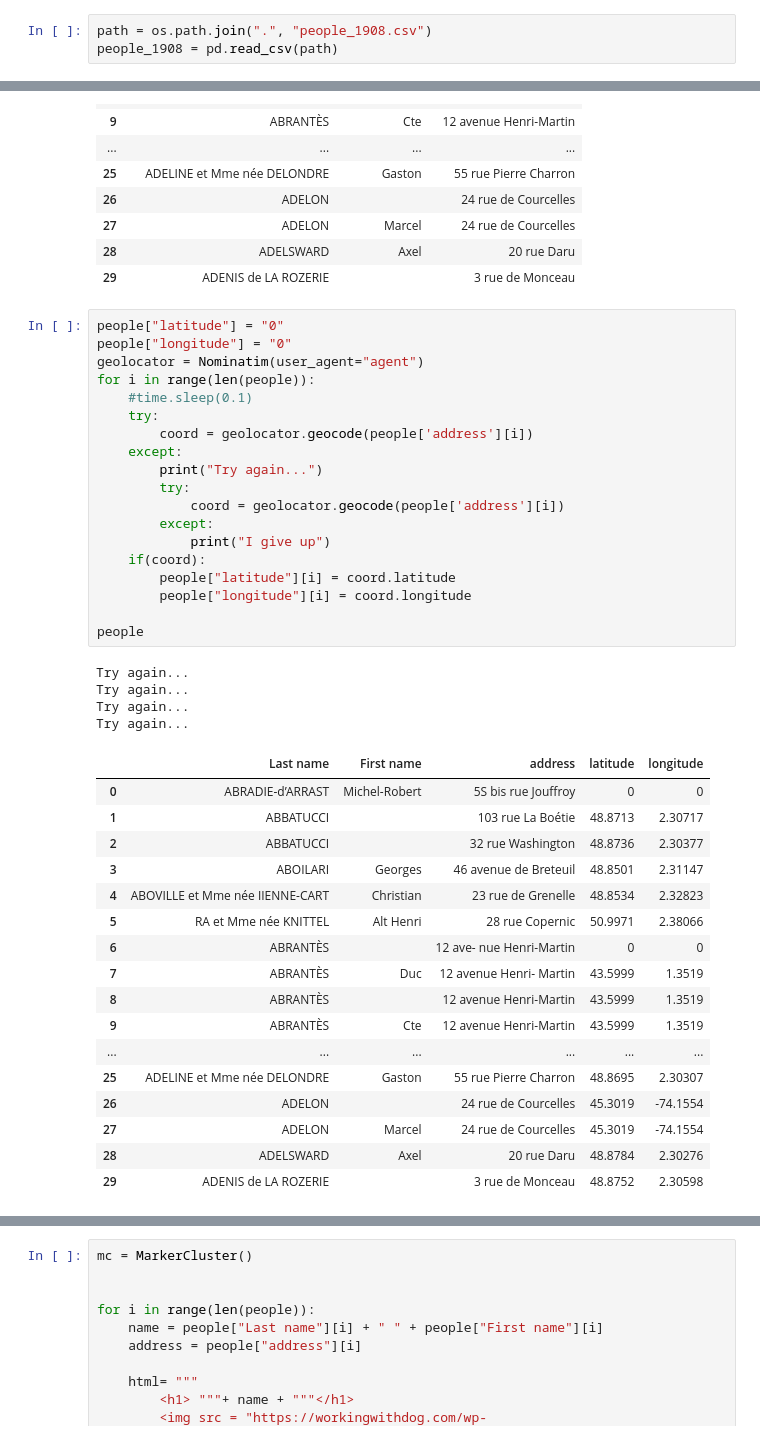
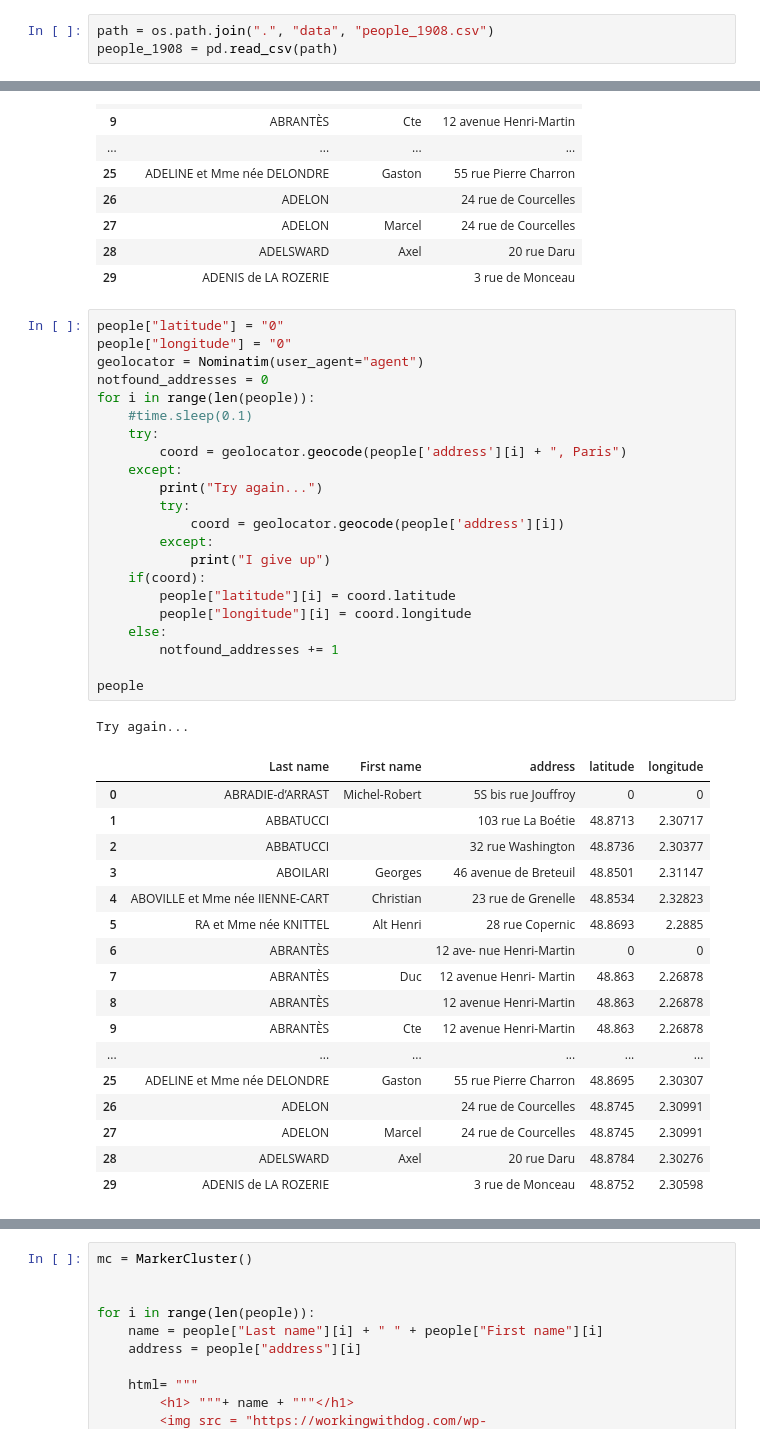
Before and after one commit to AndreaScalisi/FDH, a Jupyter notebook: Folium.ipynb, the cells around one changed output, grey strips where cells are left out. Saved outputs shown, nothing was run; the diff lists cells and outputs as text.

```diff
--- a/Folium.ipynb
+++ b/Folium.ipynb
@@ -3,7 +3,7 @@ import pandas as pd
 import os
 import folium
 # %%
-path = os.path.join(".", "people_1908.csv")
+path = os.path.join(".", "data", "people_1908.csv")
 people_1908 = pd.read_csv(path)
 # %%
 people_1908 = people_1908.fillna("")
@@ -41,41 +41,41 @@ people
 # %%
 people["latitude"] = "0"
 people["longitude"] = "0"
 geolocator = Nominatim(user_agent="agent")
+notfound_addresses = 0
 for i in range(len(people)):
     #time.sleep(0.1)
     try:
-        coord = geolocator.geocode(people['address'][i])
+        coord = geolocator.geocode(people['address'][i] + ", Paris")
     except:
         print("Try again...")
         try:
             coord = geolocator.geocode(people['address'][i])
         except:
             print("I give up")
     if(coord):
         people["latitude"][i] = coord.latitude
         people["longitude"][i] = coord.longitude
+    else:
+        notfound_addresses += 1
 
 people
 # %% [output]
 Try again...
-Try again...
-Try again...
-Try again...
 |  | Last name | First name | address | latitude | longitude |
 | 0 | ABRADIE-d’ARRAST | Michel-Robert | 5S bis rue Jouffroy | 0 | 0 |
 | 1 | ABBATUCCI |  | 103 rue La Boétie | 48.8713 | 2.30717 |
 | 2 | ABBATUCCI |  | 32 rue Washington | 48.8736 | 2.30377 |
 | 3 | ABOILARI | Georges | 46 avenue de Breteuil | 48.8501 | 2.31147 |
 | 4 | ABOVILLE et Mme née IIENNE-CART | Christian | 23 rue de Grenelle | 48.8534 | 2.32823 |
-| 5 | RA et Mme née KNITTEL | Alt Henri | 28 rue Copernic | 50.9971 | 2.38066 |
+| 5 | RA et Mme née KNITTEL | Alt Henri | 28 rue Copernic | 48.8693 | 2.2885 |
 | 6 | ABRANTÈS |  | 12 ave- nue Henri-Martin | 0 | 0 |
-| 7 | ABRANTÈS | Duc | 12 avenue Henri- Martin | 43.5999 | 1.3519 |
-| 8 | ABRANTÈS |  | 12 avenue Henri-Martin | 43.5999 | 1.3519 |
-| 9 | ABRANTÈS | Cte | 12 avenue Henri-Martin | 43.5999 | 1.3519 |
+| 7 | ABRANTÈS | Duc | 12 avenue Henri- Martin | 48.863 | 2.26878 |
+| 8 | ABRANTÈS |  | 12 avenue Henri-Martin | 48.863 | 2.26878 |
+| 9 | ABRANTÈS | Cte | 12 avenue Henri-Martin | 48.863 | 2.26878 |
 | ... | ... | ... | ... | ... | ... |
 | 25 | ADELINE et Mme née DELONDRE | Gaston | 55 rue Pierre Charron | 48.8695 | 2.30307 |
-| 26 | ADELON |  | 24 rue de Courcelles | 45.3019 | -74.1554 |
-| 27 | ADELON | Marcel | 24 rue de Courcelles | 45.3019 | -74.1554 |
+| 26 | ADELON |  | 24 rue de Courcelles | 48.8745 | 2.30991 |
+| 27 | ADELON | Marcel | 24 rue de Courcelles | 48.8745 | 2.30991 |
 | 28 | ADELSWARD | Axel | 20 rue Daru | 48.8784 | 2.30276 |
 | 29 | ADENIS de LA ROZERIE |  | 3 rue de Monceau | 48.8752 | 2.30598 |
```
Also changed, not shown: parts of 2 cells of this notebook, 1 other file.
